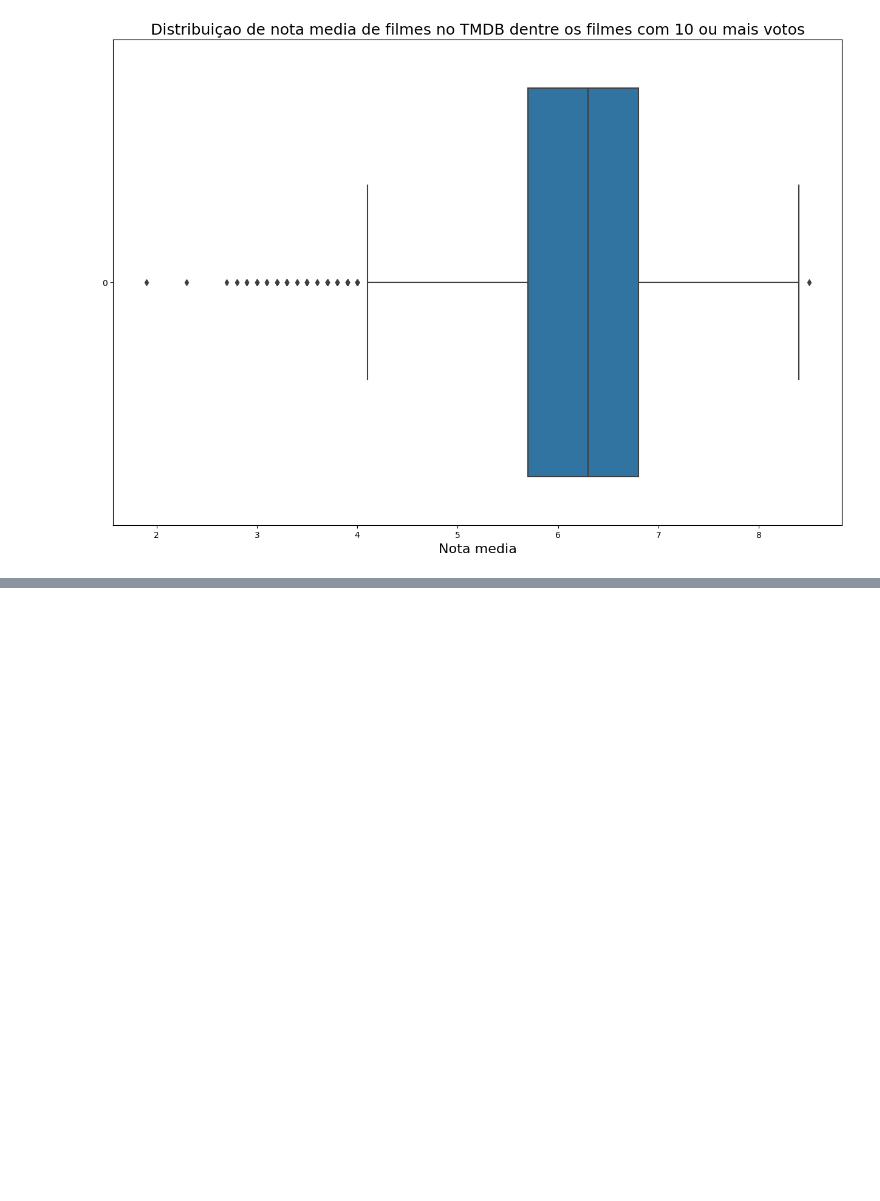
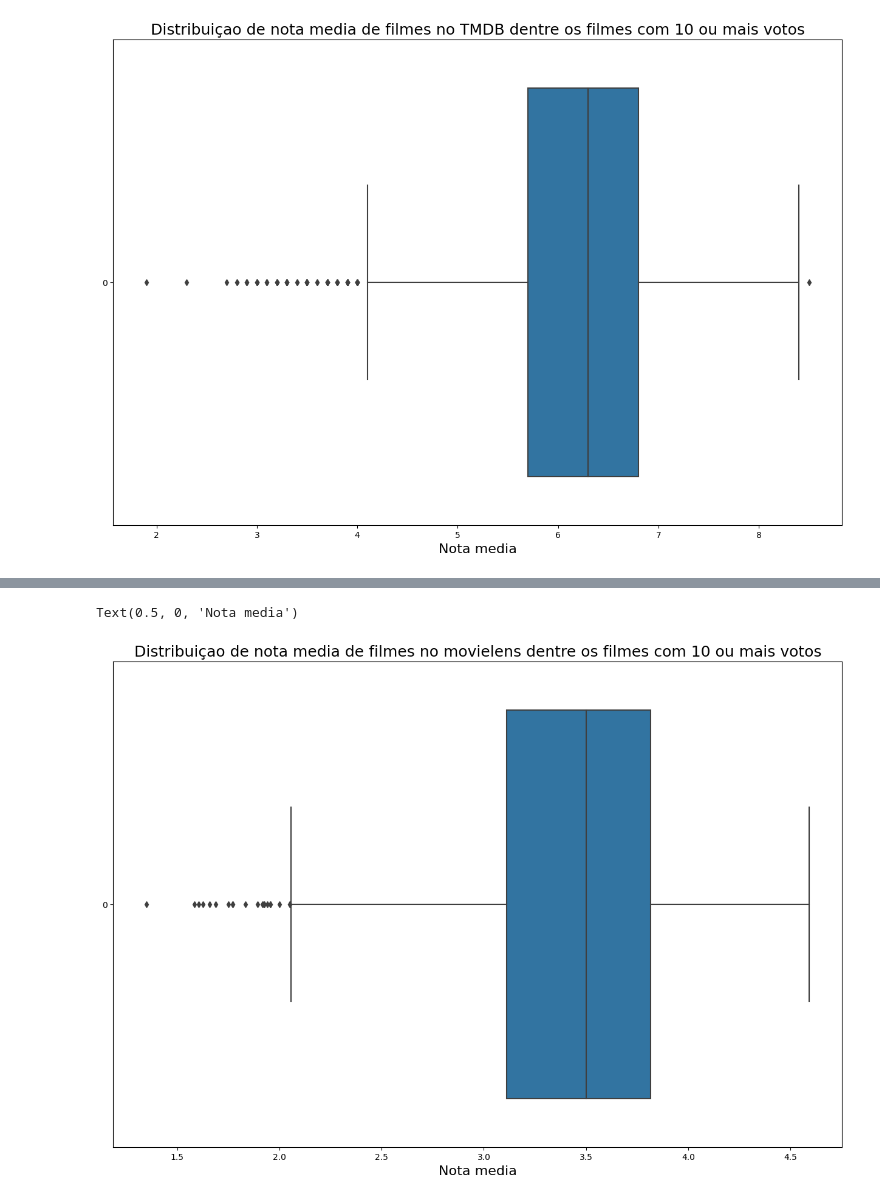
Before and after one commit to AraujoTT/DS, a Jupyter notebook: DS2/curso9_data/data_intro_testes.ipynb, the cells around one changed output, grey strips where cells are left out. Saved outputs shown, nothing was run; the diff lists cells and outputs as text; code cells hidden in the pictures; blank space fills up the shorter version.

```diff
--- a/DS2/curso9_data/data_intro_testes.ipynb
+++ b/DS2/curso9_data/data_intro_testes.ipynb
@@ -139,0 +201,11 @@ Text(0.5, 0, 'Nota media')
+# %%
+fig = plt.figure(figsize= (12,8))
+ax = fig.add_axes([0, 0, 1, 1])
+
+ax = sns.boxplot(nota_media_por_filme_com_pelo_menos_10_nomes.values, orient='h')
+
+ax.set_title('Distribuiçao de nota media de filmes no movielens dentre os filmes com 10 ou mais votos', fontsize=18)
+ax.set_xlabel('Nota media', fontsize= 16)
+# %% [output]
+Text(0.5, 0, 'Nota media')
+[figure, added]
```
Also changed, not shown: parts of 8 cells of this notebook.
